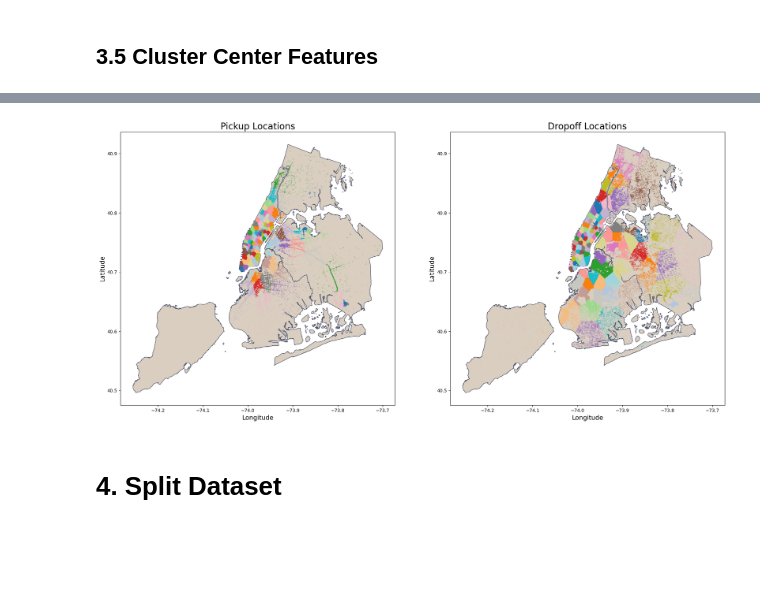
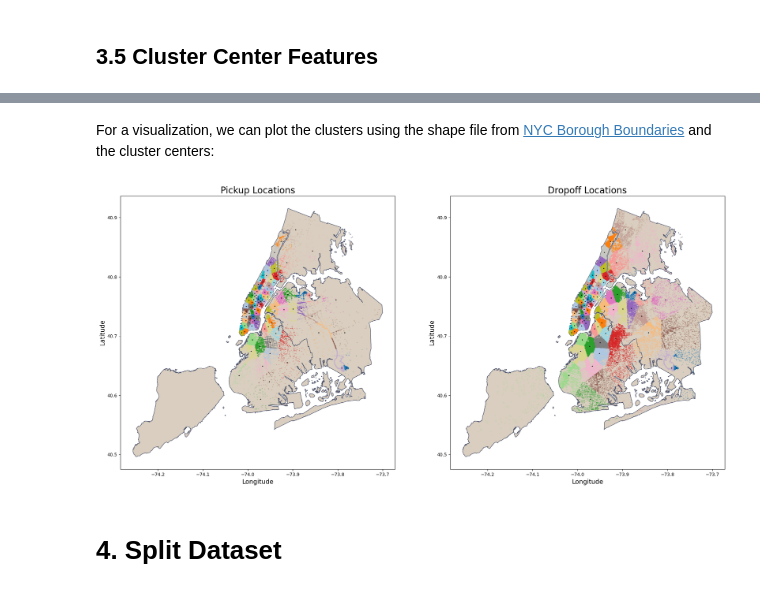
Before and after one commit to marcosbenicio/taxi-trip-regression, a Jupyter notebook: notebooks/taxi-trip-duration copy.ipynb, the cells around one changed output, grey strips where cells are left out. Saved outputs shown, nothing was run; the diff lists cells and outputs as text; code cells hidden in the pictures; blank space fills up the shorter version.

Commit message:
pushed from cluster

```diff
--- a/notebooks/taxi-trip-duration copy.ipynb
+++ b/notebooks/taxi-trip-duration copy.ipynb
@@ -1059,24 +1008,0 @@ plot_clusters_map(  taxi_trip_sample, nyc_boundary, 'dropoff_latitude', 'dropoff
-# %%
-def plot_clusters_map(  df, gdf_map, latitude_col, longitude_col, cluster_col, ax,
-                        title=' ', sample_size=0, color_map= white, edgecolor= grey,
-                        random_state=42, cmap='tab20', alpha=0.2):
-
-    if sample_size > 0:
-        df = df.sample(sample_size, random_state=random_state)
-
-    # Create geometry and GeoDataFrame
-    geometry = gpd.points_from_xy(df[longitude_col], df[latitude_col])
-    gdf_clusters = gpd.GeoDataFrame(df, geometry=geometry).set_crs(epsg=4326)
-
-    # Convert map to the same CRS
-    gdf_map = gdf_map.to_crs(epsg=4326)
-    gdf_map.plot(ax=ax, color=color_map, edgecolor=edgecolor)  # Plot the NYC boundary
-
-    # Scatter plot for clusters
-    ax.scatter( gdf_clusters.geometry.x, gdf_clusters.geometry.y, s=1,
-                c=df[cluster_col].values, cmap=cmap, alpha=alpha)  # Plot clusters
-
-    # Set labels and title
-    ax.set_xlabel('Longitude', fontsize=14)
-    ax.set_ylabel('Latitude', fontsize=14)
-    ax.set_title(title, fontsize=20)
@@ -1083,22 +1051,24 @@ def plot_clusters_map(  df, gdf_map, latitude_col, longitude_col, cluster_col, a
+# %% [markdown]
+For a visualization, we can plot the clusters using the shape file from [NYC Borough Boundaries](https://data.cityofnewyork.us/City-Government/Borough-Boundaries/tqmj-j8zm) and the cluster centers:
 # %%
-# Create a figure with 2 subplots (side by side)
 fig, axes = plt.subplots(1, 2, figsize=(24, 16))
-
-# Titles for each plot
 titles = ['Pickup Locations', 'Dropoff Locations']
-
-# Column names for latitude and longitude
+# Column names
 location_columns = [('pickup_latitude', 'pickup_longitude', 'pickup_cluster'),
                     ('dropoff_latitude', 'dropoff_longitude', 'dropoff_cluster')]
 
-# Loop through each subplot and plot the data
+# Loop through each subplot
 for ax, title, (lat_col, lon_col, cluster_col) in zip(axes, titles, location_columns):
-    plot_clusters_map(taxi_trip, nyc_boundary, lat_col, lon_col, cluster_col, ax,
-                      title=title, sample_size=0, edgecolor=grey)
+    plot_clusters_map(  taxi_trip, nyc_boundary, lat_col, lon_col, cluster_col, ax,
+                        title=title, edgecolor=grey)
+
+    # Plot the cluster centers
+    ax.scatter( cluster_centers[:, 1], cluster_centers[:, 0], s = 3,
+                c = 'black', marker='*', alpha = 0.7)
 
 plt.show()
 # %% [output]
-[figure, old version]
+[figure, new version]
 # %% [markdown]
 # **4. Split Dataset**
 # %% [markdown]
```
Also changed, not shown: parts of 13 cells of this notebook.
